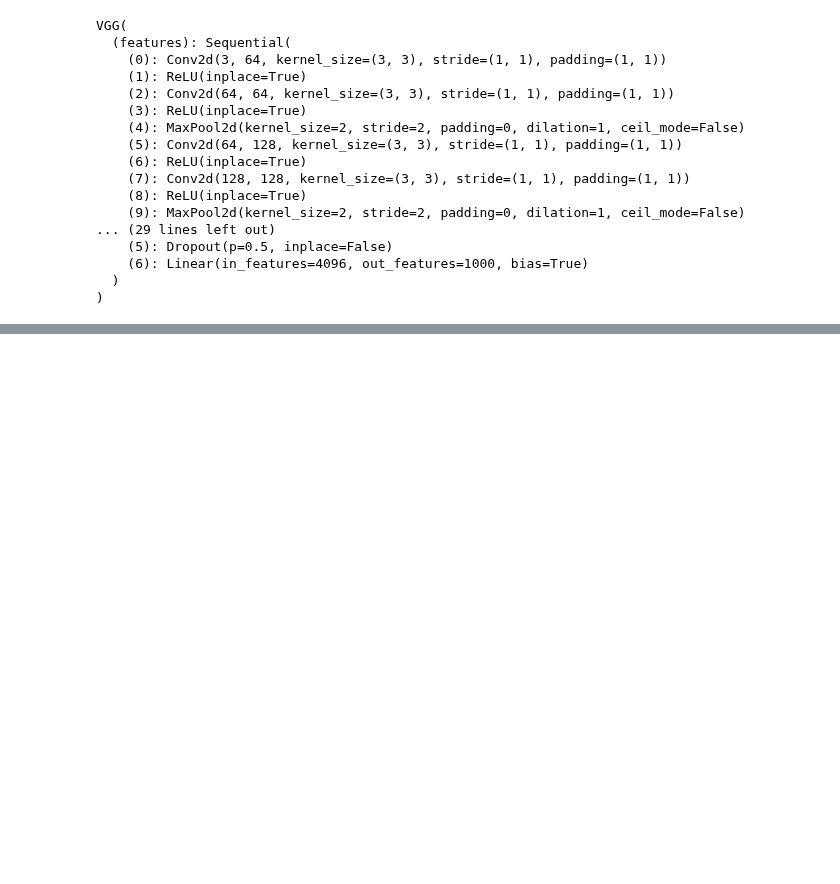
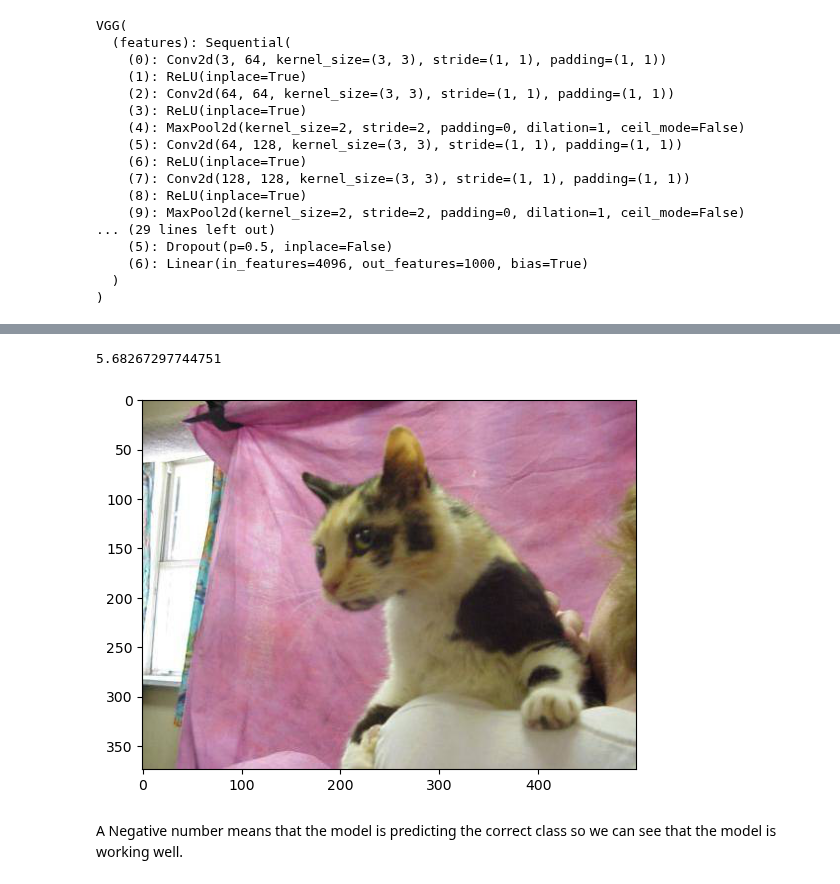
Before and after one commit to NCCA/SEForMedia, a Jupyter notebook: PreTrainedModels/TransferLearning.ipynb, the cells around one changed output, grey strips where cells are left out. Drawn from its saved outputs; the diff is of its cells as text; code cells hidden in the pictures; blank space fills up the shorter version.

```diff
--- a/PreTrainedModels/TransferLearning.ipynb
+++ b/PreTrainedModels/TransferLearning.ipynb
@@ -167,0 +301,7 @@ for epoch in range(num_epochs):
+# %%
+make_prediction(DATASET_LOCATION+'data/presidential_doggy_door/valid/not_bo/121.jpg')
+# %% [output]
+5.68267297744751
+[figure, added]
+# %% [markdown]
+A Negative number means that the model is predicting the correct class so we can see that the model is working well.
```
Also changed, not shown: parts of 41 cells of this notebook, 1 other file.
